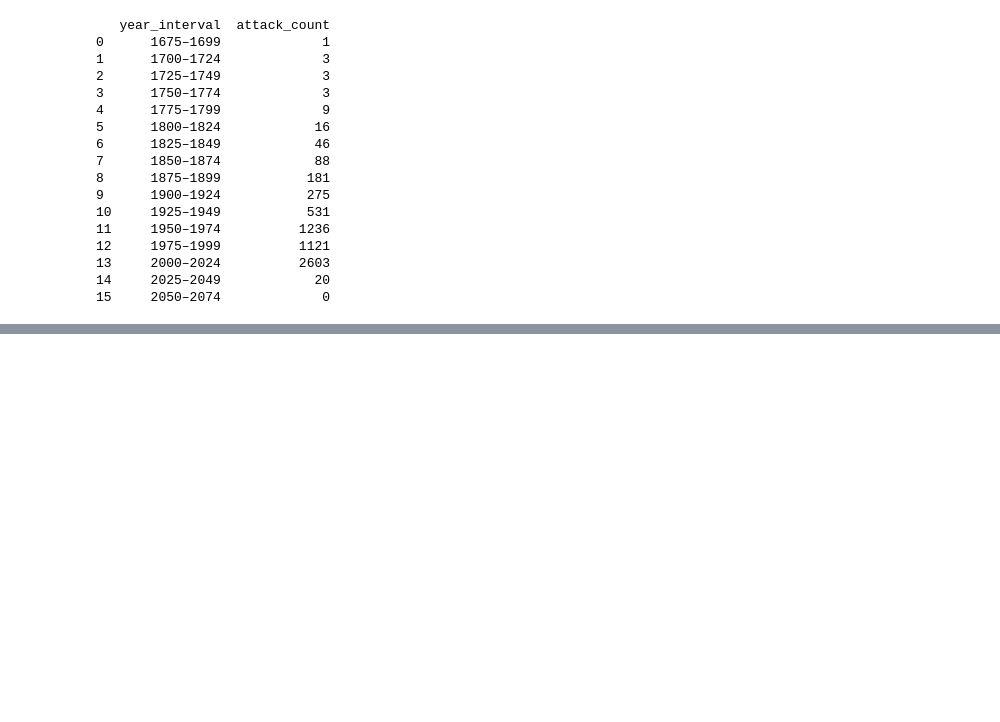
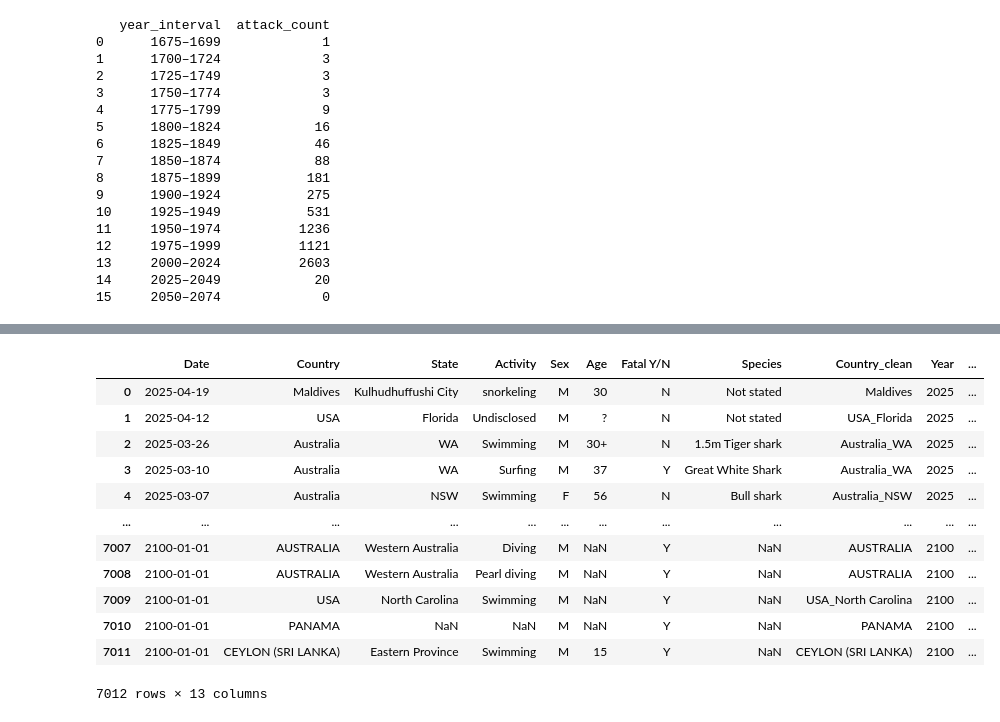
Before and after one commit to SofyMelvill/shark_attacks_tigershark, a Jupyter notebook: Shark_attacks_TigerShark.ipynb, the cells around one changed output, grey strips where cells are left out. Cells and saved outputs as stored; diff of their text form; code cells hidden in the pictures; blank space fills up the shorter version.

Commit message:
cleaned data - Doarsa, Sofia and Pedro

```diff
--- a/Shark_attacks_TigerShark.ipynb
+++ b/Shark_attacks_TigerShark.ipynb
@@ -273,0 +347,49 @@ print(year_counts)
+# %%
+# function to replace strange ages
+
+import numpy as np
+import re
+
+def clean_age(value):
+    if pd.isna(value):
+        return np.nan
+    value = str(value).strip()
+
+    #if it is an interval
+    if re.match(r'^\d{1,3}-\d{1,3}$', value):
+        start, end = map(int, value.split('-'))
+        return (start + end) / 2
+    #if it has multiple ages on the same field
+    if re.match(r'^(\d{1,3},\s*)+\d{1,3}$', value):
+        numbers = list(map(int, re.findall(r'\d+', value)))
+        return sum(numbers) / len(numbers)
+
+    #if it is something like 30+
+    if re.match(r'\d{1,3}\+$', value):
+        return int(value[:-1])
+
+    # if it's just a number
+    if value.isdigit():
+        return int(value)
+
+    # if it's ? or another thing
+    return np.nan
+
+attacks_clean_df["Age_clean"] = attacks_clean_df["Age"].apply(clean_age)
+attacks_clean_df["Age_clean"] = attacks_clean_df["Age_clean"].round().astype('Int64')
+
+attacks_clean_df
+# %% [output]
+|  | Date | Country | State | Activity | Sex | Age | Fatal Y/N | Species | Country_clean | Year | ... |
+| 0 | 2025-04-19 | Maldives | Kulhudhuffushi City | snorkeling | M | 30 | N | Not stated | Maldives | 2025 | ... |
+| 1 | 2025-04-12 | USA | Florida | Undisclosed | M | ? | N | Not stated | USA_Florida | 2025 | ... |
+| 2 | 2025-03-26 | Australia | WA | Swimming | M | 30+ | N | 1.5m Tiger shark | Australia_WA | 2025 | ... |
+| 3 | 2025-03-10 | Australia | WA | Surfing | M | 37 | Y | Great White Shark | Australia_WA | 2025 | ... |
+| 4 | 2025-03-07 | Australia | NSW | Swimming | F | 56 | N | Bull shark | Australia_NSW | 2025 | ... |
+| ... | ... | ... | ... | ... | ... | ... | ... | ... | ... | ... | ... |
+| 7007 | 2100-01-01 | AUSTRALIA | Western Australia | Diving | M | NaN | Y | NaN | AUSTRALIA | 2100 | ... |
+| 7008 | 2100-01-01 | AUSTRALIA | Western Australia | Pearl diving | M | NaN | Y | NaN | AUSTRALIA | 2100 | ... |
+| 7009 | 2100-01-01 | USA | North Carolina | Swimming | M | NaN | Y | NaN | USA_North Carolina | 2100 | ... |
+| 7010 | 2100-01-01 | PANAMA | NaN | NaN | M | NaN | Y | NaN | PANAMA | 2100 | ... |
+| 7011 | 2100-01-01 | CEYLON (SRI LANKA) | Eastern Province | Swimming | M | 15 | Y | NaN | CEYLON (SRI LANKA) | 2100 | ... |
+7012 rows × 13 columns
```
Also changed, not shown: parts of 15 cells of this notebook.
